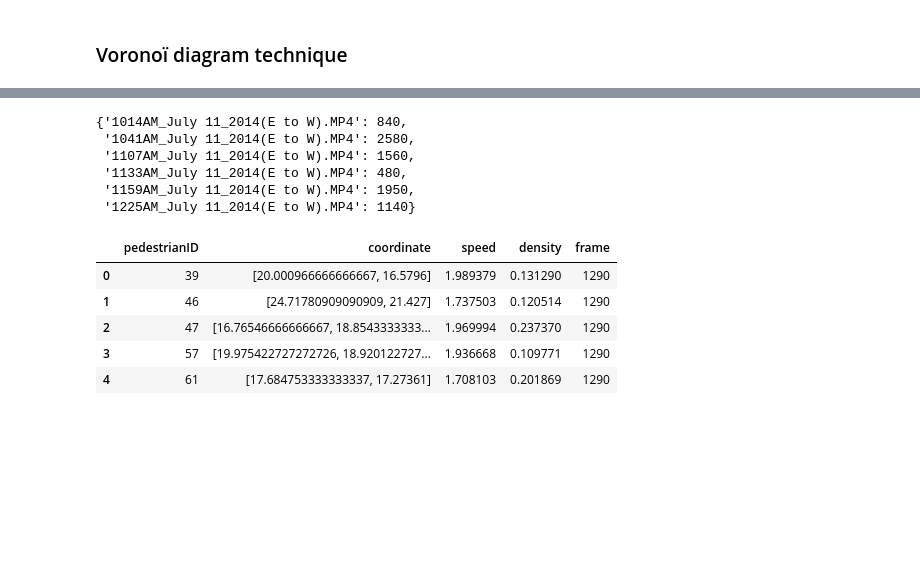
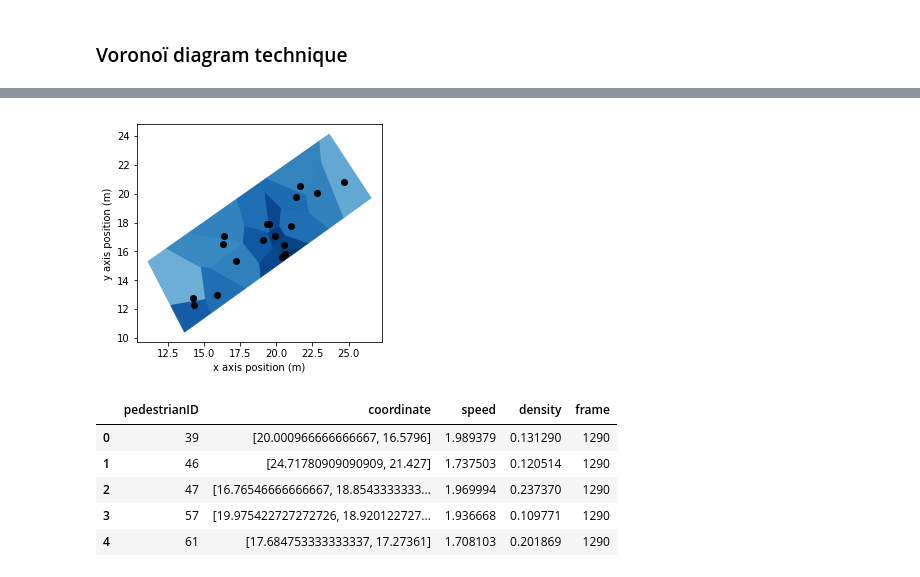
Before and after one commit to FinestStone/CIV6705, a Jupyter notebook: Projet/Projet.ipynb, the cells around one changed output, grey strips where cells are left out. Cells and saved outputs as stored; diff of their text form; code cells hidden in the pictures; blank space fills up the shorter version.

```diff
--- a/Projet/Projet.ipynb
+++ b/Projet/Projet.ipynb
@@ -440 +364,6 @@ def voronoiCalculateDensity(points, showPlot):
+# %%
+_, _, coo = pedestrianIdSpeedsCoordinates(1500)
+_ = voronoiCalculateDensity(coo, True)
+# %% [output]
+[figure, added]
 # %%
@@ -444,14 +370,5 @@ limitBox = Polygon(limits)
 colPedestrianPoints = ['pedestrianID', 'coordinate', 'speed', 'density', 'frame']
 pedestrianPoints = pd.DataFrame(columns = colPedestrianPoints)
-# %%
-phaseFirstFrameNums
-# %% [output]
-{'1014AM_July 11_2014(E to W).MP4': 840,
- '1041AM_July 11_2014(E to W).MP4': 2580,
- '1107AM_July 11_2014(E to W).MP4': 1560,
- '1133AM_July 11_2014(E to W).MP4': 480,
- '1159AM_July 11_2014(E to W).MP4': 1950,
- '1225AM_July 11_2014(E to W).MP4': 1140}
 # %%
 firstGreen = phaseFirstFrameNums['1014AM_July 11_2014(E to W).MP4'] + 15*frameRate
 # %%
```
Also changed, not shown: parts of 28 cells of this notebook.
